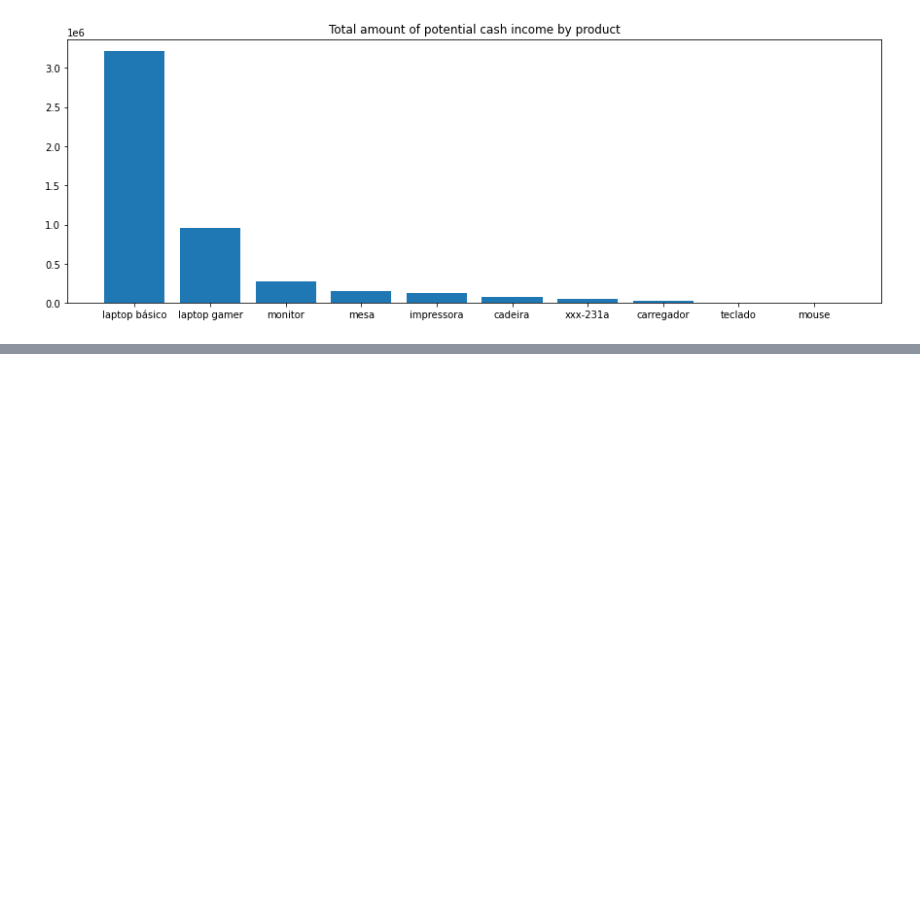
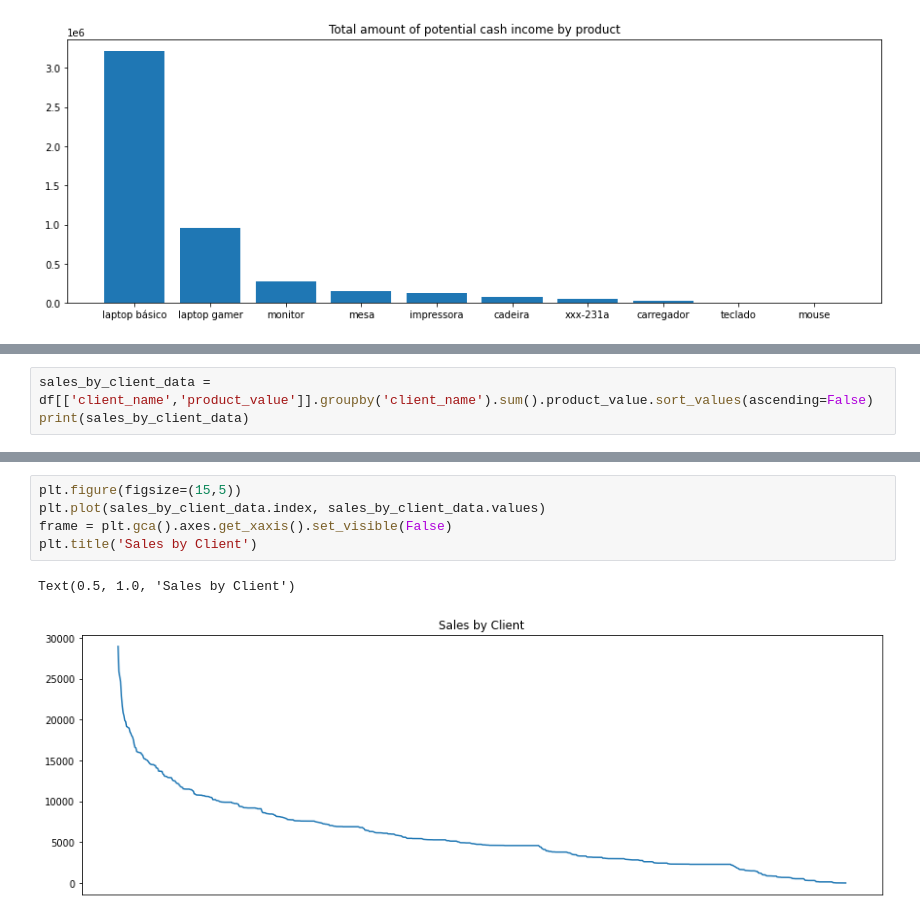
Before and after one commit to black-dev-x/pandas-cookbook, a Jupyter notebook: data-analysis/analysis.ipynb, the cells around one changed output, grey strips where cells are left out. Cells and saved outputs as stored; diff of their text form; blank space fills up the shorter version.

```diff
--- a/data-analysis/analysis.ipynb
+++ b/data-analysis/analysis.ipynb
@@ -477,0 +512,3 @@ plt.bar(graph_data.index, graph_data.values)
+# %%
+sales_by_client_data = df[['client_name','product_value']].groupby('client_name').sum().product_value.sort_values(ascending=False)
+print(sales_by_client_data)
@@ -477,0 +529,8 @@ plt.bar(graph_data.index, graph_data.values)
+# %%
+plt.figure(figsize=(15,5))
+plt.plot(sales_by_client_data.index, sales_by_client_data.values)
+frame = plt.gca().axes.get_xaxis().set_visible(False)
+plt.title('Sales by Client')
+# %% [output]
+Text(0.5, 1.0, 'Sales by Client')
+[figure, added]
```
Also changed, not shown: parts of 14 cells of this notebook.
